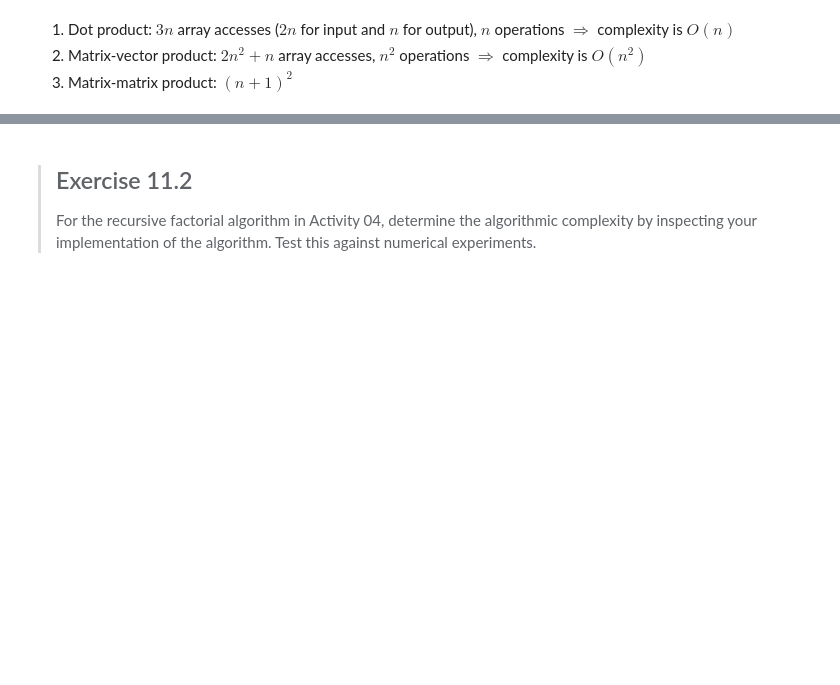
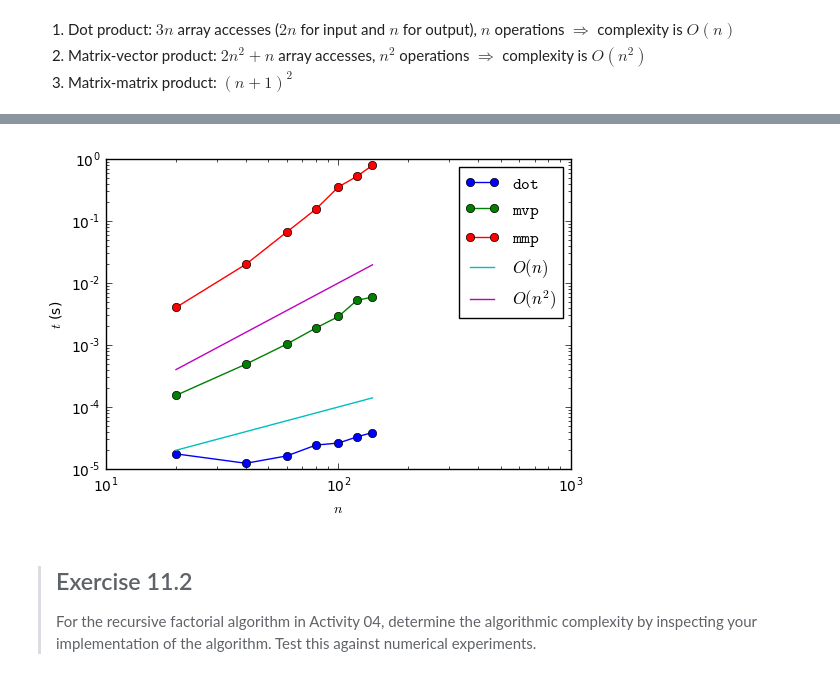
Before and after one commit to edwinbalani/PartIA-Exercises, a Jupyter notebook: 11.ipynb, the cells around one changed output, grey strips where cells are left out. Drawn from its saved outputs; the diff is of its cells as text; code cells hidden in the pictures; blank space fills up the shorter version.

```diff
--- a/11.ipynb
+++ b/11.ipynb
@@ -26,3 +143,25 @@ Edwin Bahrami Balani ([`eb677`](mailto:eb677@cam.ac.uk))
+# %%
+# np.save("dot_times2", dot_times)
+# np.save("mvp_times2", mvp_times)
+# np.save("mmp_times2", mmp_times)
+# with open('arange2.txt', 'w') as f:
+#     f.write(str(N))
+
+
+# Plot timings
+plt.loglog(N, dot_times, marker='o', label='$\mathtt{dot}$')
+plt.loglog(N, mvp_times, marker='o', label='$\mathtt{mvp}$')
+plt.loglog(N, mmp_times, marker='o', label='$\mathtt{mmp}$')
+# Show reference line of O(n)
+plt.loglog(N, 1e-6*N, label='$O(n)$')
+plt.loglog(N, 1e-6*N**2, label='$O(n^2)$')
+
+# Add labels
+plt.xlabel('$n$')
+plt.ylabel('$t$ (s)')
+plt.legend(loc=0);
+# %% [output]
+[figure, added]
 # %% [markdown]
 > ## Exercise 11.2
 >
```
Also changed, not shown: parts of 1 cell of this notebook.
